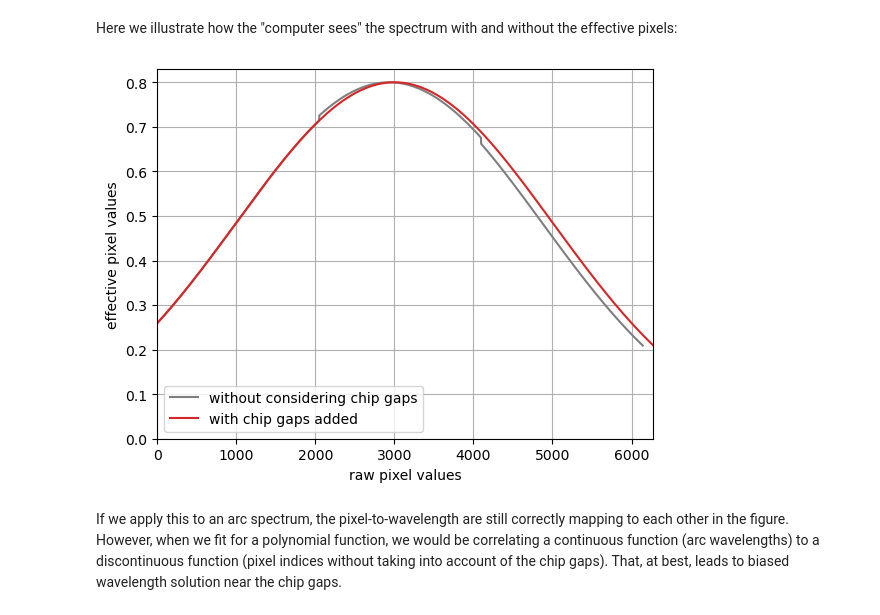
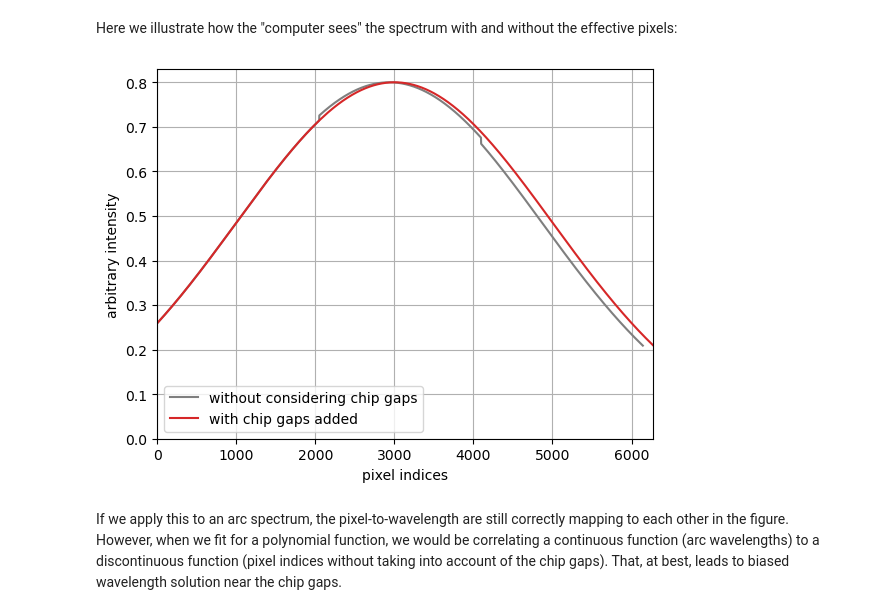
Before and after one commit to jveitchmichaelis/rascal-example, a Jupyter notebook: what_is_effective_pixels.ipynb, the cells around one changed output. Drawn from its saved outputs; the diff is of its cells as text; code cells hidden in the pictures.

```diff
--- a/what_is_effective_pixels.ipynb
+++ b/what_is_effective_pixels.ipynb
@@ -152,13 +157,13 @@ Here we illustrate how the "computer sees" the spectrum with and without the eff
 # %%
 plt.plot(pixels, spectrum, color='C7', label="without considering chip gaps")
 plt.plot(effective_pixels, spectrum, color='C3', label="with chip gaps added")
 plt.legend()
-plt.xlabel('raw pixel values')
-plt.ylabel('effective pixel values')
+plt.xlabel('pixel indices')
+plt.ylabel('arbitrary intensity')
 plt.xlim(0, max(effective_pixels))
 plt.ylim(ymin=0)
 plt.grid()
 # %% [output]
-[figure, old version]
+[figure, new version]
 # %% [markdown]
 If we apply this to an arc spectrum, the pixel-to-wavelength are still correctly mapping to each other in the figure. However, when we fit for a polynomial function, we would be correlating a continuous function (arc wavelengths) to a discontinuous function (pixel indices without taking into account of the chip gaps). That, at best, leads to biased wavelength solution near the chip gaps.
```
Also changed, not shown: parts of 3 cells of this notebook.
